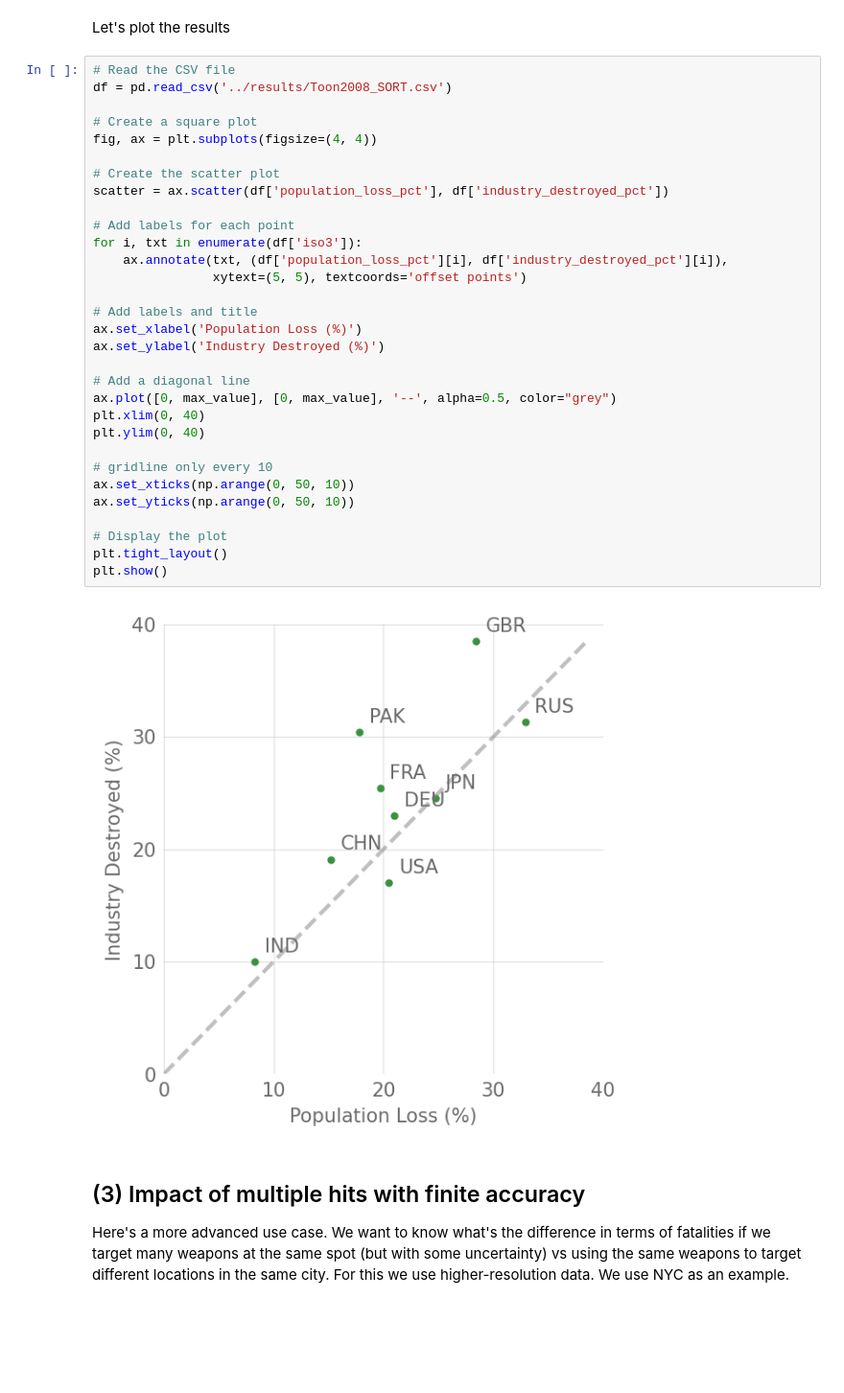
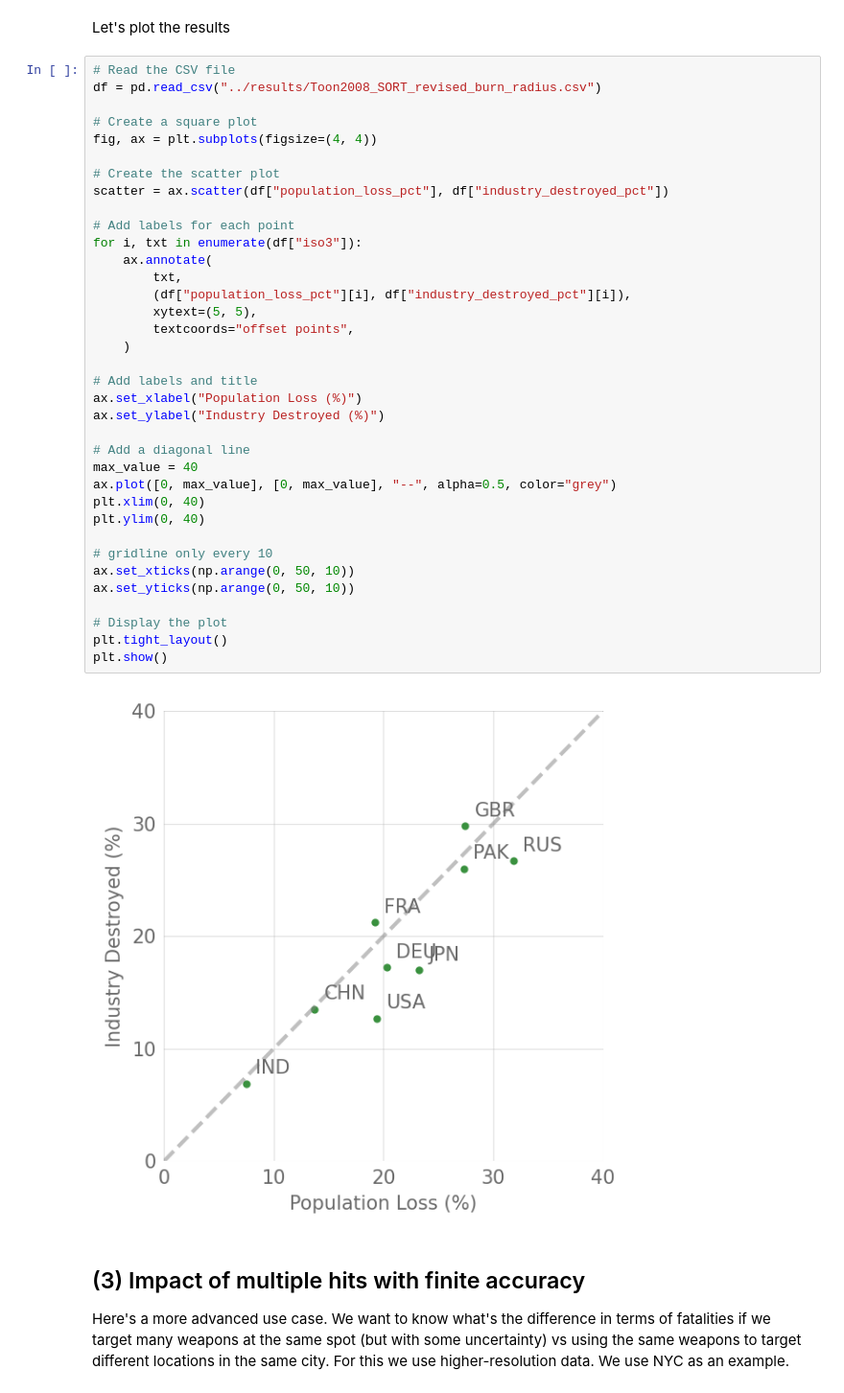
Before and after one commit to allfed/Population-Loss-NW, a Jupyter notebook: scripts/master.ipynb, the cells around one changed output. Shown at 96% size. Cells and saved outputs as stored; diff of their text form; blank space fills up the shorter version.

Commit message:
reran with improved burn radius

```diff
--- a/scripts/master.ipynb
+++ b/scripts/master.ipynb
@@ -73,37 +73,42 @@ run_many_countries(scenario, degrade=False, degrade_factor=3, targeting_policy="
 Let's plot the results
 # %%
 # Read the CSV file
-df = pd.read_csv('../results/Toon2008_SORT.csv')
+df = pd.read_csv("../results/Toon2008_SORT_revised_burn_radius.csv")
 
 # Create a square plot
 fig, ax = plt.subplots(figsize=(4, 4))
 
 # Create the scatter plot
-scatter = ax.scatter(df['population_loss_pct'], df['industry_destroyed_pct'])
+scatter = ax.scatter(df["population_loss_pct"], df["industry_destroyed_pct"])
 
 # Add labels for each point
-for i, txt in enumerate(df['iso3']):
-    ax.annotate(txt, (df['population_loss_pct'][i], df['industry_destroyed_pct'][i]),
-                xytext=(5, 5), textcoords='offset points')
+for i, txt in enumerate(df["iso3"]):
+    ax.annotate(
+        txt,
+        (df["population_loss_pct"][i], df["industry_destroyed_pct"][i]),
+        xytext=(5, 5),
+        textcoords="offset points",
+    )
 
 # Add labels and title
-ax.set_xlabel('Population Loss (%)')
-ax.set_ylabel('Industry Destroyed (%)')
+ax.set_xlabel("Population Loss (%)")
+ax.set_ylabel("Industry Destroyed (%)")
 
 # Add a diagonal line
-ax.plot([0, max_value], [0, max_value], '--', alpha=0.5, color="grey")
+max_value = 40
+ax.plot([0, max_value], [0, max_value], "--", alpha=0.5, color="grey")
 plt.xlim(0, 40)
 plt.ylim(0, 40)
 
 # gridline only every 10
 ax.set_xticks(np.arange(0, 50, 10))
 ax.set_yticks(np.arange(0, 50, 10))
 
 # Display the plot
 plt.tight_layout()
 plt.show()
 # %% [output]
-[figure, old version]
+[figure, new version]
 # %% [markdown]
 ## (3) Impact of multiple hits with finite accuracy
 Here's a more advanced use case. We want to know what's the difference in terms of fatalities if we target many weapons at the same spot (but with some uncertainty) vs using the same weapons to target different locations in the same city. For this we use higher-resolution data. We use NYC as an example.
```
Also changed, not shown: 2 other files.
